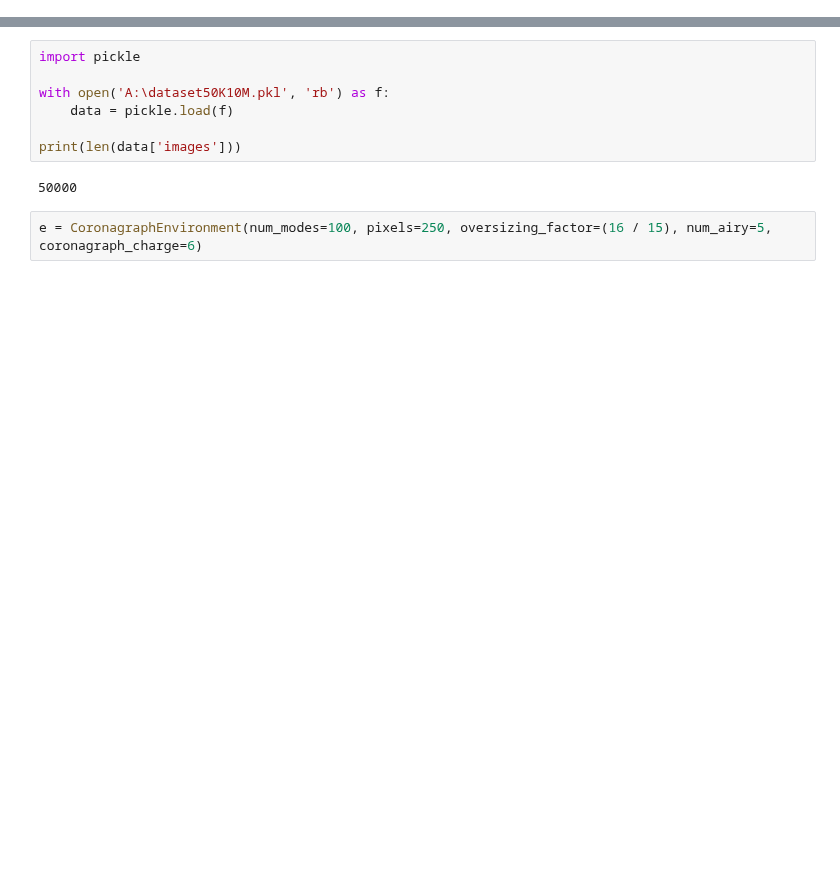
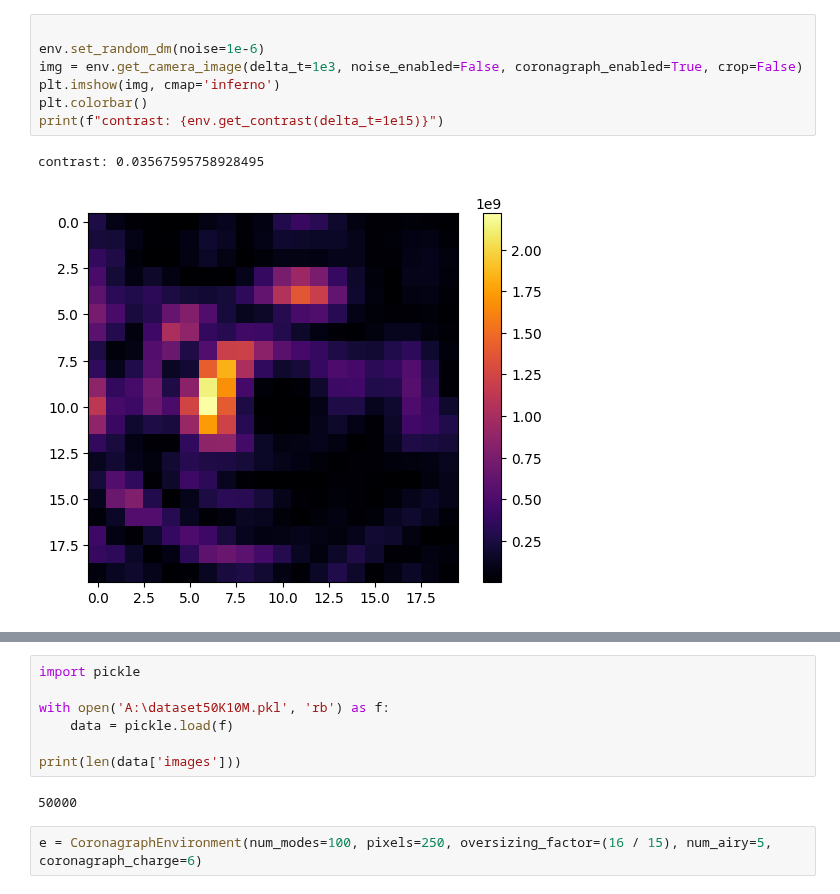
Before and after one commit to AlexeiKorolev/NASA-RL-Wavefront-Control, a Jupyter notebook: RL/testing.ipynb, the cells around one changed output, grey strips where cells are left out. Drawn from its saved outputs; the diff is of its cells as text; blank space fills up the shorter version.

```diff
--- a/RL/testing.ipynb
+++ b/RL/testing.ipynb
@@ -6,0 +48,10 @@ import numpy as np
+# %%
+
+env.set_random_dm(noise=1e-6)
+img = env.get_camera_image(delta_t=1e3, noise_enabled=False, coronagraph_enabled=True, crop=False)
+plt.imshow(img, cmap='inferno')
+plt.colorbar()
+print(f"contrast: {env.get_contrast(delta_t=1e15)}")
+# %% [output]
+contrast: 0.03567595758928495
+[figure, added]
```
Also changed, not shown: parts of 11 cells of this notebook, 13 other files.
